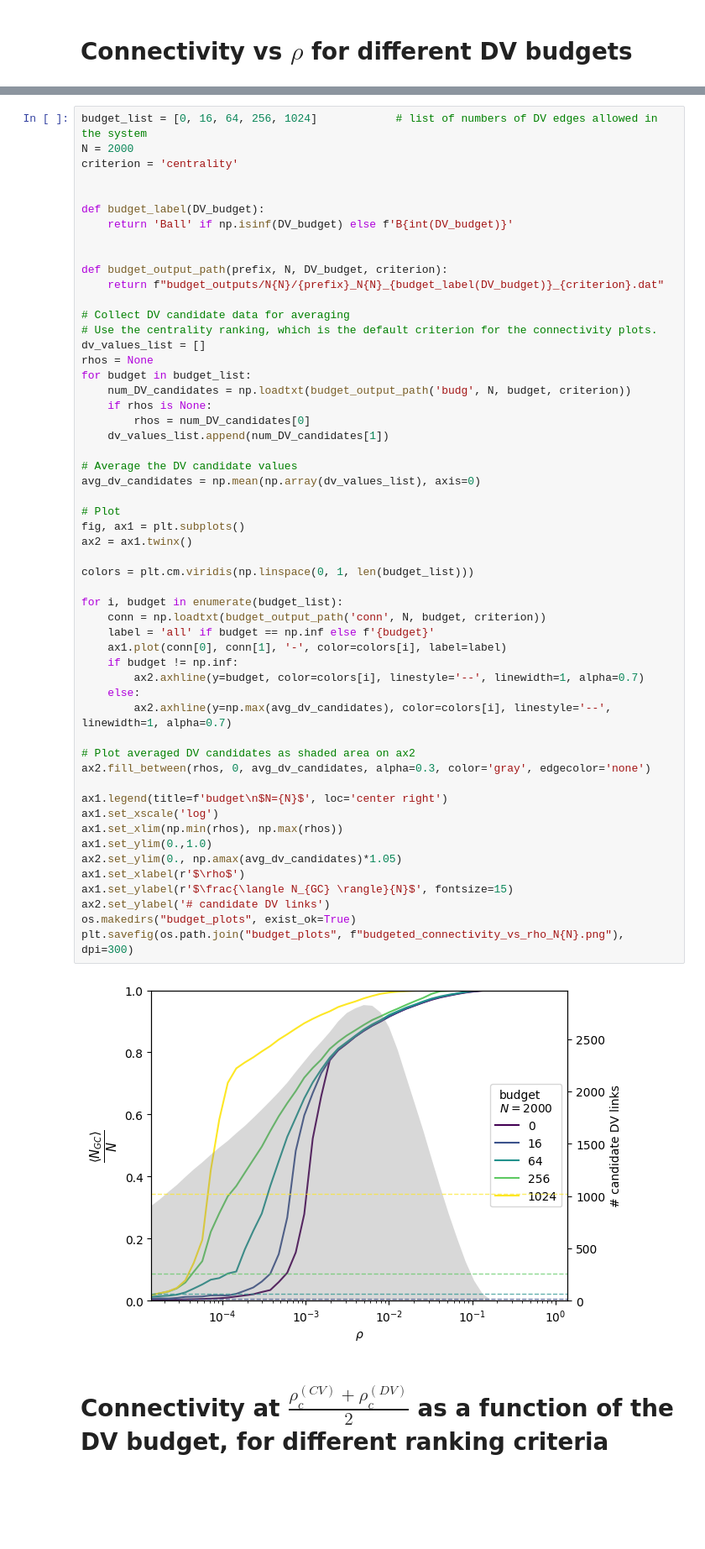
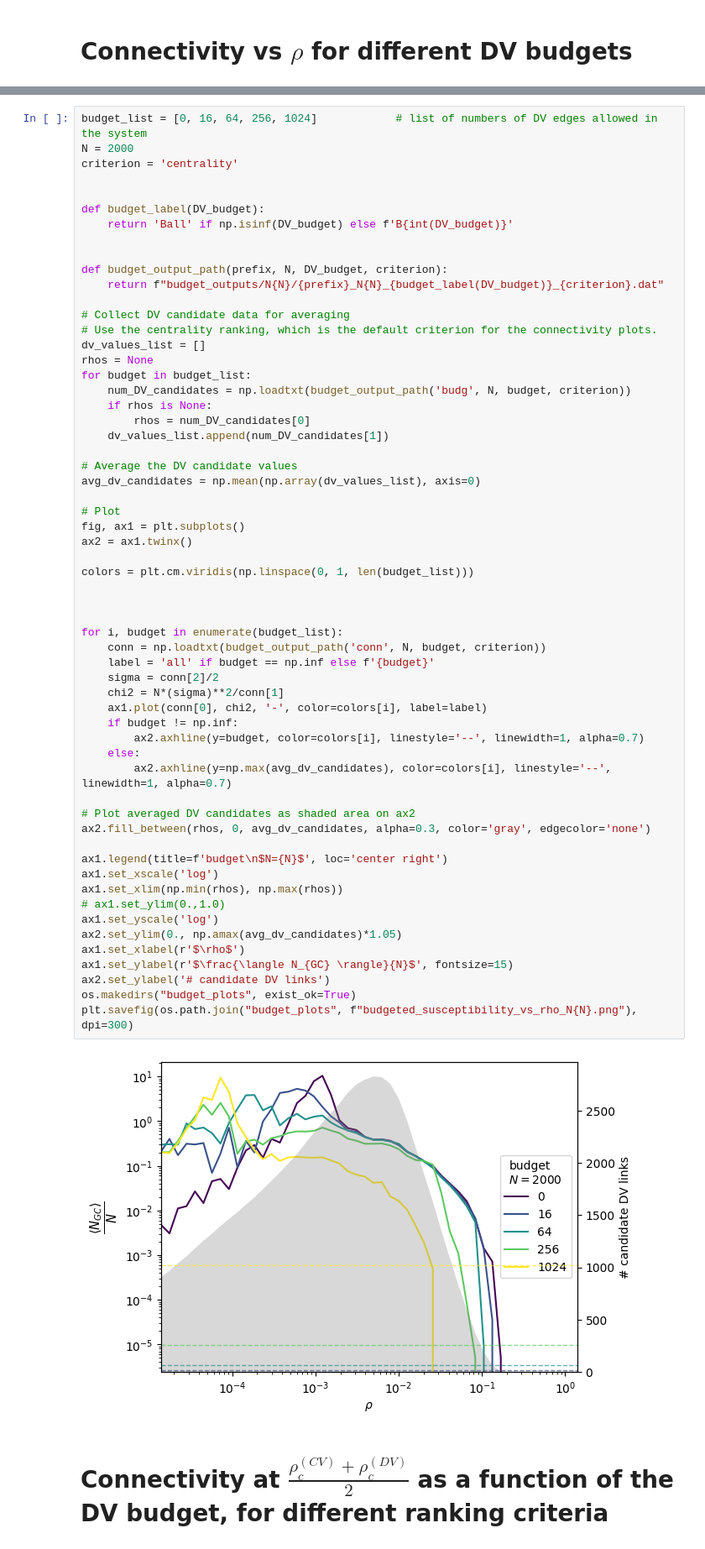
Before and after one commit to lucamar91/qkd_networks, a Jupyter notebook: budget.ipynb, the cells around one changed output, grey strips where cells are left out. Shown at 84% size. Saved outputs shown, nothing was run; the diff lists cells and outputs as text; blank space fills up the shorter version.

```diff
--- a/budget.ipynb
+++ b/budget.ipynb
@@ -67,37 +125,42 @@ for budget in budget_list:
 
 # Average the DV candidate values
 avg_dv_candidates = np.mean(np.array(dv_values_list), axis=0)
 
 # Plot
 fig, ax1 = plt.subplots()
 ax2 = ax1.twinx()
 
 colors = plt.cm.viridis(np.linspace(0, 1, len(budget_list)))
 
+
+
 for i, budget in enumerate(budget_list):
     conn = np.loadtxt(budget_output_path('conn', N, budget, criterion))
     label = 'all' if budget == np.inf else f'{budget}'
-    ax1.plot(conn[0], conn[1], '-', color=colors[i], label=label)
+    sigma = conn[2]/2
+    chi2 = N*(sigma)**2/conn[1]
+    ax1.plot(conn[0], chi2, '-', color=colors[i], label=label)
     if budget != np.inf:
         ax2.axhline(y=budget, color=colors[i], linestyle='--', linewidth=1, alpha=0.7)
     else:
         ax2.axhline(y=np.max(avg_dv_candidates), color=colors[i], linestyle='--', linewidth=1, alpha=0.7)
 
 # Plot averaged DV candidates as shaded area on ax2
 ax2.fill_between(rhos, 0, avg_dv_candidates, alpha=0.3, color='gray', edgecolor='none')
 
 ax1.legend(title=f'budget\n$N={N}$', loc='center right')
 ax1.set_xscale('log')
 ax1.set_xlim(np.min(rhos), np.max(rhos))
-ax1.set_ylim(0.,1.0)
+# ax1.set_ylim(0.,1.0)
+ax1.set_yscale('log')
 ax2.set_ylim(0., np.amax(avg_dv_candidates)*1.05)
 ax1.set_xlabel(r'$\rho$')
 ax1.set_ylabel(r'$\frac{\langle N_{GC} \rangle}{N}$', fontsize=15)
 ax2.set_ylabel('# candidate DV links')
 os.makedirs("budget_plots", exist_ok=True)
-plt.savefig(os.path.join("budget_plots", f"budgeted_connectivity_vs_rho_N{N}.png"), dpi=300)
+plt.savefig(os.path.join("budget_plots", f"budgeted_susceptibility_vs_rho_N{N}.png"), dpi=300)
 # %% [output]
-[figure, old version]
+[figure, new version]
 # %% [markdown]
 # Connectivity at $\frac{\rho_c^{(CV)}+\rho_c^{(DV)}}{2}$ as a function of the DV budget, for different ranking criteria
 # %%
```
Also changed, not shown: parts of 2 cells of this notebook, 9 other files.
